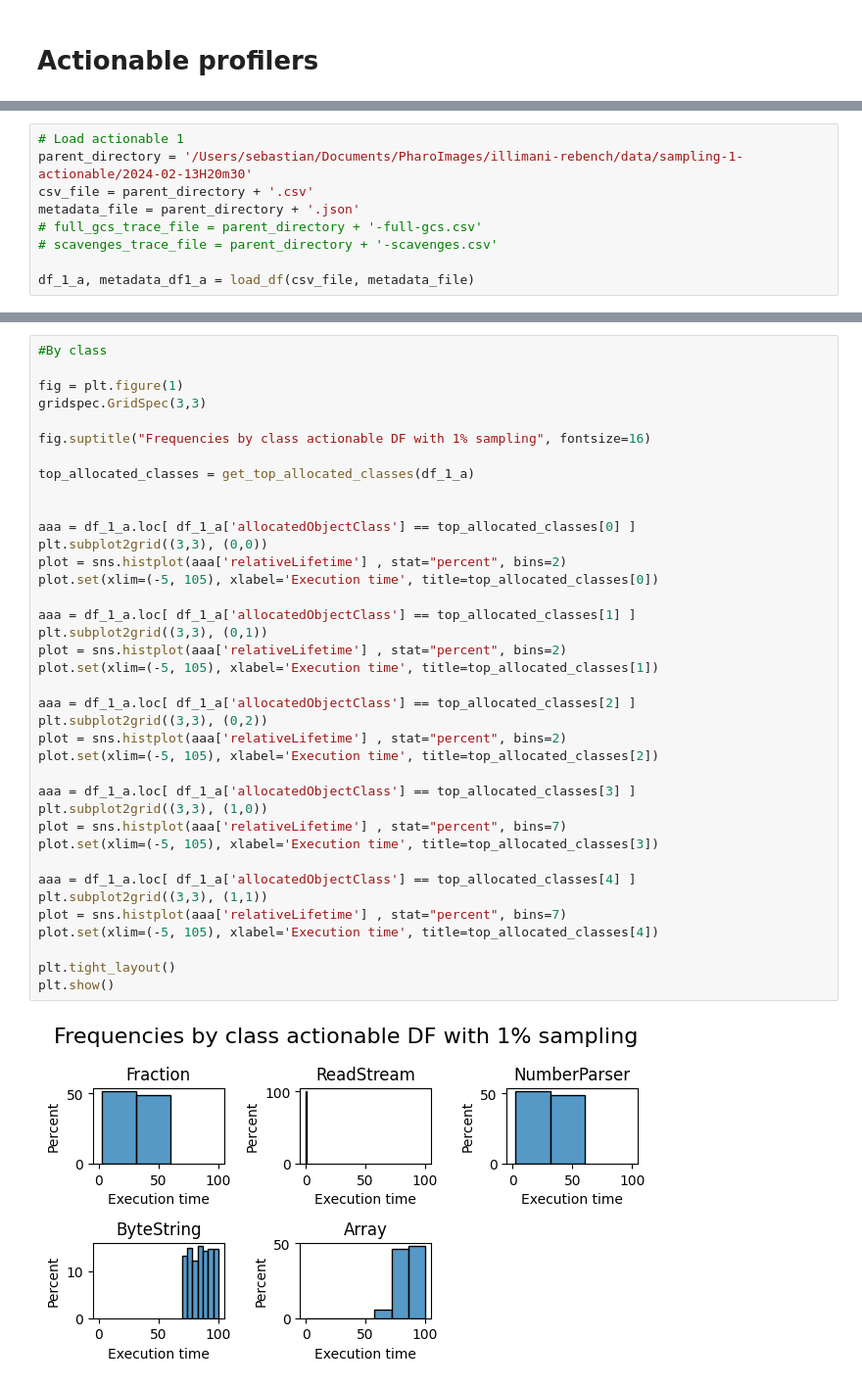
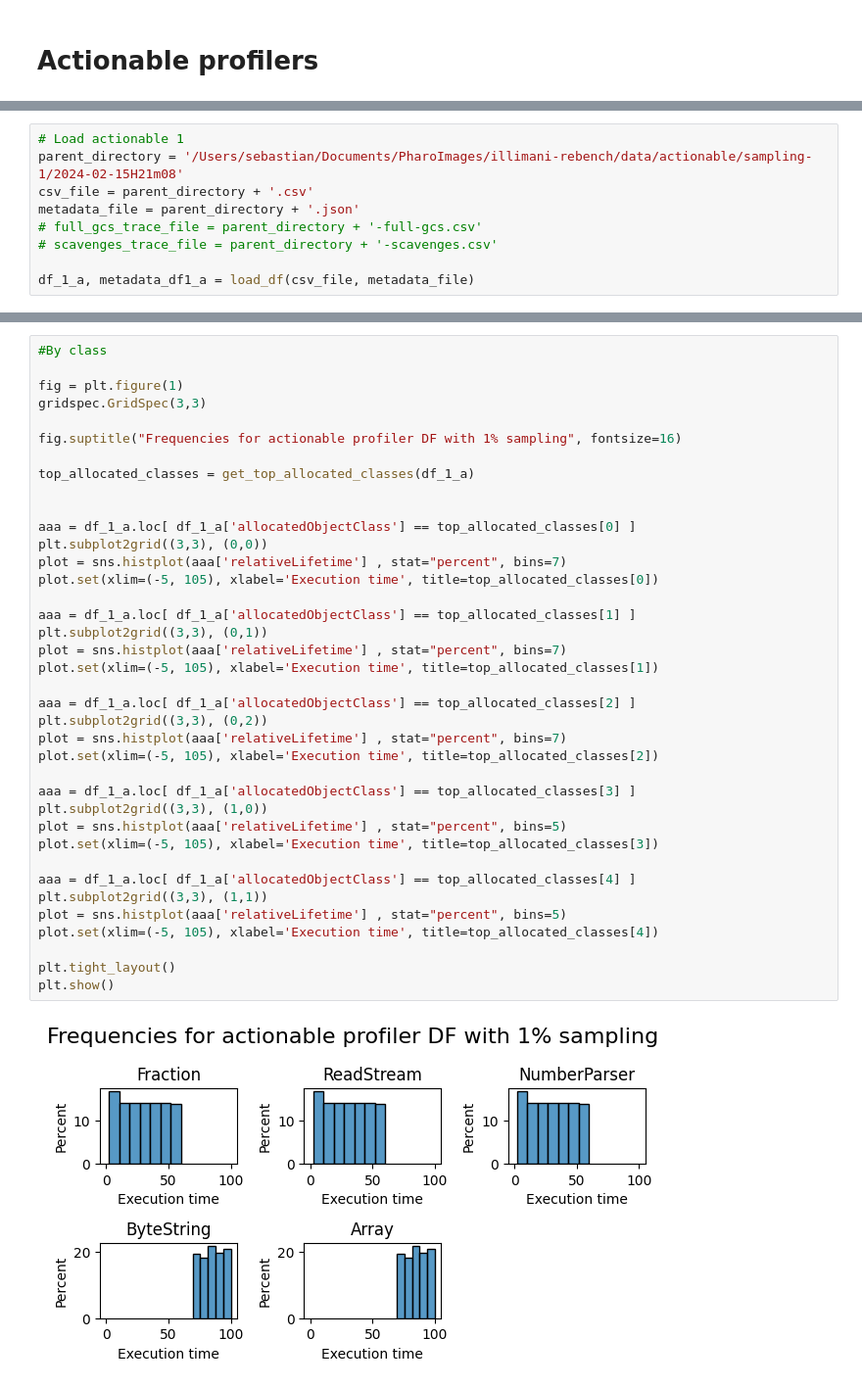
Before and after one commit to jordanmontt/application-classification-experiment, a Jupyter notebook: python/jupyter.ipynb, the cells around one changed output, grey strips where cells are left out. Shown at 98% size. Saved outputs shown, nothing was run; the diff lists cells and outputs as text.

```diff
--- a/python/jupyter.ipynb
+++ b/python/jupyter.ipynb
@@ -244,6 +246,6 @@ Array                     2.33%        92.49%          80.64%           91.54%
 # %%
 # Load actionable 1
-parent_directory = '/Users/sebastian/Documents/PharoImages/illimani-rebench/data/sampling-1-actionable/2024-02-13H20m30'
+parent_directory = '/Users/sebastian/Documents/PharoImages/illimani-rebench/data/actionable/sampling-1/2024-02-15H21m08'
 csv_file = parent_directory + '.csv'
 metadata_file = parent_directory + '.json'
 # full_gcs_trace_file = parent_directory + '-full-gcs.csv'
@@ -256,37 +276,37 @@ df_1_a, metadata_df1_a = load_df(csv_file, metadata_file)
 fig = plt.figure(1)
 gridspec.GridSpec(3,3)
 
-fig.suptitle("Frequencies by class actionable DF with 1% sampling", fontsize=16)
+fig.suptitle("Frequencies for actionable profiler DF with 1% sampling", fontsize=16)
 
 top_allocated_classes = get_top_allocated_classes(df_1_a)
 
 
 aaa = df_1_a.loc[ df_1_a['allocatedObjectClass'] == top_allocated_classes[0] ]
 plt.subplot2grid((3,3), (0,0))
-plot = sns.histplot(aaa['relativeLifetime'] , stat="percent", bins=2)
+plot = sns.histplot(aaa['relativeLifetime'] , stat="percent", bins=7)
 plot.set(xlim=(-5, 105), xlabel='Execution time', title=top_allocated_classes[0])
 
 aaa = df_1_a.loc[ df_1_a['allocatedObjectClass'] == top_allocated_classes[1] ]
 plt.subplot2grid((3,3), (0,1))
-plot = sns.histplot(aaa['relativeLifetime'] , stat="percent", bins=2)
+plot = sns.histplot(aaa['relativeLifetime'] , stat="percent", bins=7)
 plot.set(xlim=(-5, 105), xlabel='Execution time', title=top_allocated_classes[1])
 
 aaa = df_1_a.loc[ df_1_a['allocatedObjectClass'] == top_allocated_classes[2] ]
 plt.subplot2grid((3,3), (0,2))
-plot = sns.histplot(aaa['relativeLifetime'] , stat="percent", bins=2)
+plot = sns.histplot(aaa['relativeLifetime'] , stat="percent", bins=7)
 plot.set(xlim=(-5, 105), xlabel='Execution time', title=top_allocated_classes[2])
 
 aaa = df_1_a.loc[ df_1_a['allocatedObjectClass'] == top_allocated_classes[3] ]
 plt.subplot2grid((3,3), (1,0))
-plot = sns.histplot(aaa['relativeLifetime'] , stat="percent", bins=7)
+plot = sns.histplot(aaa['relativeLifetime'] , stat="percent", bins=5)
 plot.set(xlim=(-5, 105), xlabel='Execution time', title=top_allocated_classes[3])
 
 aaa = df_1_a.loc[ df_1_a['allocatedObjectClass'] == top_allocated_classes[4] ]
 plt.subplot2grid((3,3), (1,1))
-plot = sns.histplot(aaa['relativeLifetime'] , stat="percent", bins=7)
+plot = sns.histplot(aaa['relativeLifetime'] , stat="percent", bins=5)
 plot.set(xlim=(-5, 105), xlabel='Execution time', title=top_allocated_classes[4])
 
 plt.tight_layout()
 plt.show()
 # %% [output]
-[figure, old version]
+[figure, new version]
```
Also changed, not shown: parts of 17 cells of this notebook, 2 other files.
